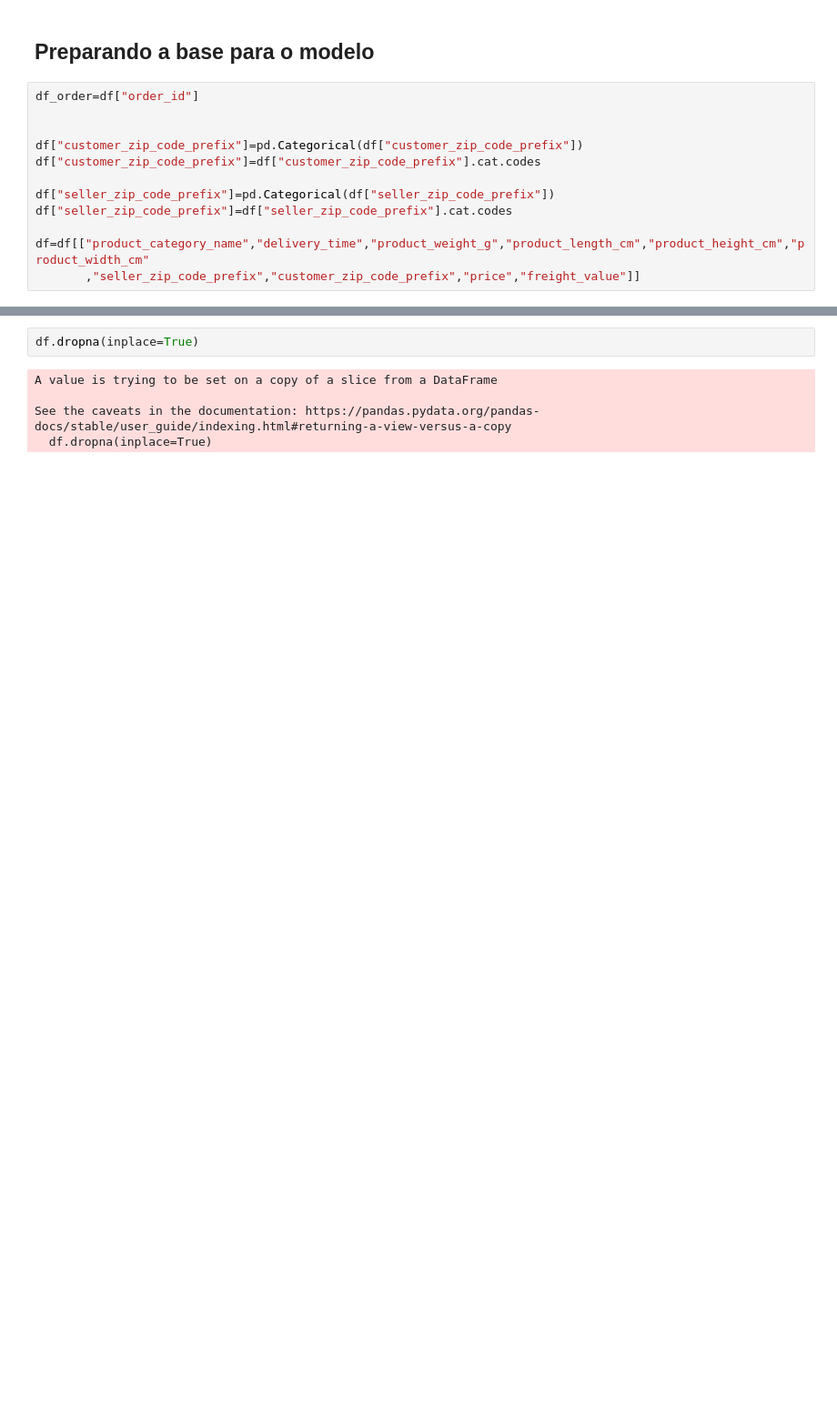
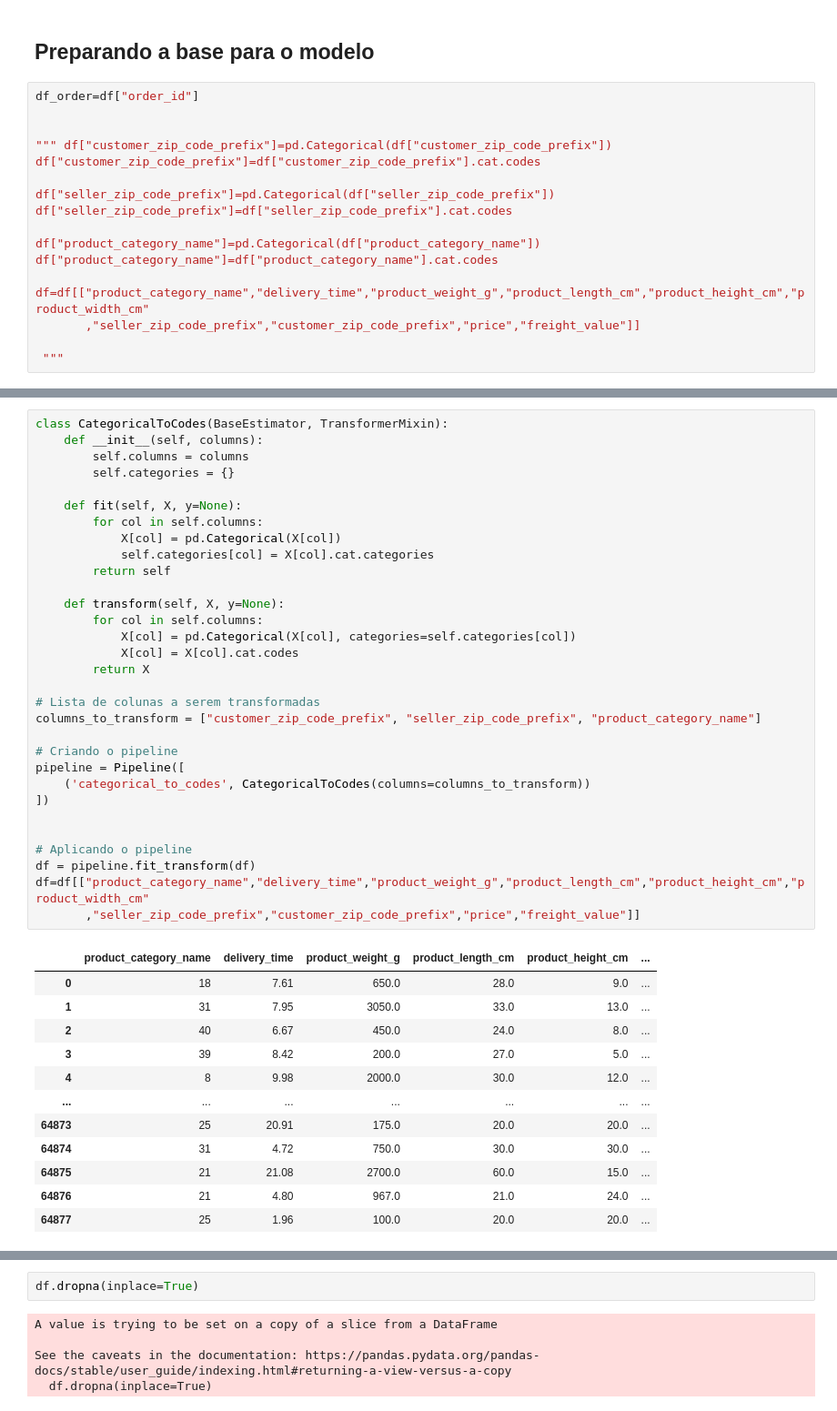
Before and after one commit to mateusono1/De-Company, a Jupyter notebook: Modelos/GradientBoost.ipynb, the cells around one changed output, grey strips where cells are left out. Shown at 91% size. Cells and saved outputs as stored; diff of their text form; blank space fills up the shorter version.

```diff
--- a/Modelos/GradientBoost.ipynb
+++ b/Modelos/GradientBoost.ipynb
@@ -30,11 +34,16 @@ df
 df_order=df["order_id"]
 
 
-df["customer_zip_code_prefix"]=pd.Categorical(df["customer_zip_code_prefix"])
+""" df["customer_zip_code_prefix"]=pd.Categorical(df["customer_zip_code_prefix"])
 df["customer_zip_code_prefix"]=df["customer_zip_code_prefix"].cat.codes
 
 df["seller_zip_code_prefix"]=pd.Categorical(df["seller_zip_code_prefix"])
 df["seller_zip_code_prefix"]=df["seller_zip_code_prefix"].cat.codes
 
+df["product_category_name"]=pd.Categorical(df["product_category_name"])
+df["product_category_name"]=df["product_category_name"].cat.codes
+
 df=df[["product_category_name","delivery_time","product_weight_g","product_length_cm","product_height_cm","product_width_cm"
        ,"seller_zip_code_prefix","customer_zip_code_prefix","price","freight_value"]]
+
+ """
@@ -40,0 +52,44 @@ df=df[["product_category_name","delivery_time","product_weight_g","product_lengt
+# %%
+class CategoricalToCodes(BaseEstimator, TransformerMixin):
+    def __init__(self, columns):
+        self.columns = columns
+        self.categories = {}
+
+    def fit(self, X, y=None):
+        for col in self.columns:
+            X[col] = pd.Categorical(X[col])
+            self.categories[col] = X[col].cat.categories
+        return self
+
+    def transform(self, X, y=None):
+        for col in self.columns:
+            X[col] = pd.Categorical(X[col], categories=self.categories[col])
+            X[col] = X[col].cat.codes
+        return X
+
+# Lista de colunas a serem transformadas
+columns_to_transform = ["customer_zip_code_prefix", "seller_zip_code_prefix", "product_category_name"]
+
+# Criando o pipeline
+pipeline = Pipeline([
+    ('categorical_to_codes', CategoricalToCodes(columns=columns_to_transform))
+])
+
+
+# Aplicando o pipeline
+df = pipeline.fit_transform(df)
+df=df[["product_category_name","delivery_time","product_weight_g","product_length_cm","product_height_cm","product_width_cm"
+       ,"seller_zip_code_prefix","customer_zip_code_prefix","price","freight_value"]]
+# %% [output]
+|  | product_category_name | delivery_time | product_weight_g | product_length_cm | product_height_cm | ... |
+| 0 | 18 | 7.61 | 650.0 | 28.0 | 9.0 | ... |
+| 1 | 31 | 7.95 | 3050.0 | 33.0 | 13.0 | ... |
+| 2 | 40 | 6.67 | 450.0 | 24.0 | 8.0 | ... |
+| 3 | 39 | 8.42 | 200.0 | 27.0 | 5.0 | ... |
+| 4 | 8 | 9.98 | 2000.0 | 30.0 | 12.0 | ... |
+| ... | ... | ... | ... | ... | ... | ... |
+| 64873 | 25 | 20.91 | 175.0 | 20.0 | 20.0 | ... |
+| 64874 | 31 | 4.72 | 750.0 | 30.0 | 30.0 | ... |
+| 64875 | 21 | 21.08 | 2700.0 | 60.0 | 15.0 | ... |
+| 64876 | 21 | 4.80 | 967.0 | 21.0 | 24.0 | ... |
+| 64877 | 25 | 1.96 | 100.0 | 20.0 | 20.0 | ... |
```
Also changed, not shown: parts of 19 cells of this notebook, 12 other files.
